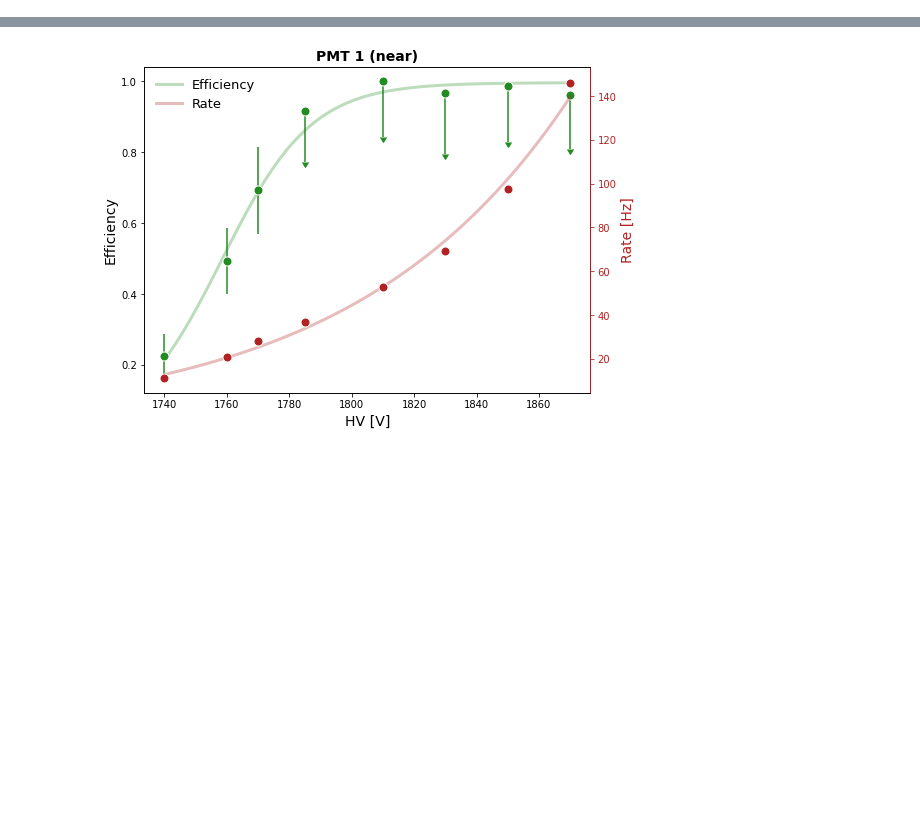
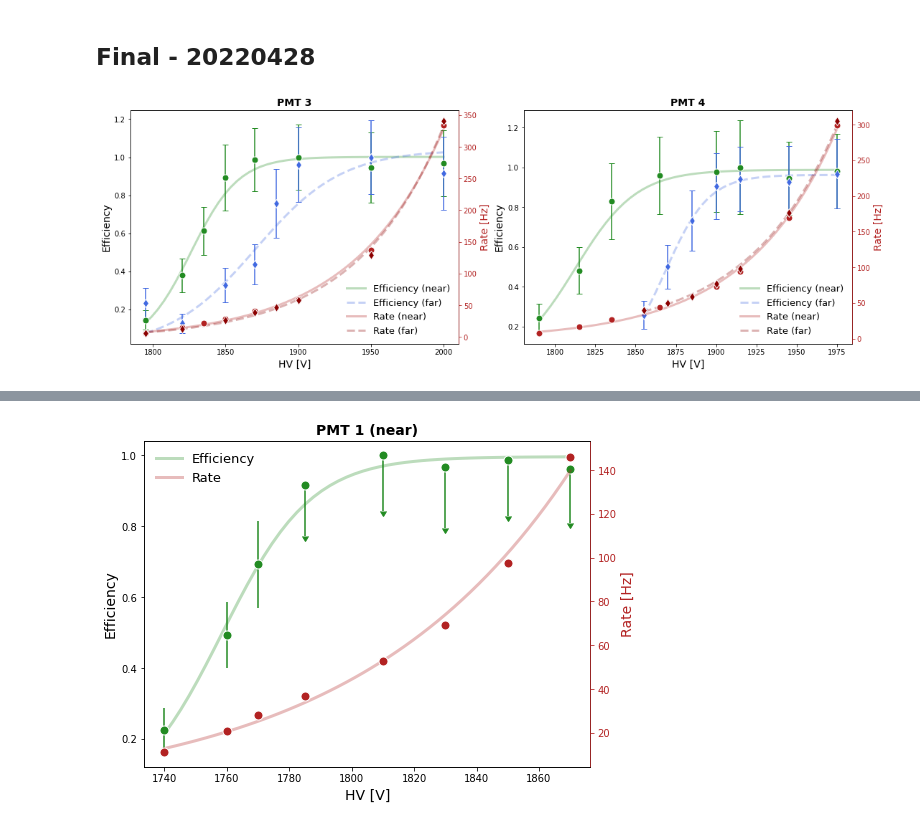
Before and after one commit to trRiccardo/MuonLifetime, a Jupyter notebook: data_PMT/analysis.ipynb, the cells around one changed output, grey strips where cells are left out. Drawn from its saved outputs; the diff is of its cells as text; code cells hidden in the pictures; blank space fills up the shorter version.

```diff
--- a/data_PMT/analysis.ipynb
+++ b/data_PMT/analysis.ipynb
@@ -110,7 +110,7 @@ def plot_efficiency_both(ax, filename_near, filename_far, title, save=True):
     domain = np.linspace(min(x_near), max(x_near), 50)
     ax.plot(domain, efficiency(domain, *pms_eff_near), color='forestgreen', label='Efficiency (near)', ls='-', alpha=0.3, lw=3)
     ax.errorbar(x_near, eff_near, yerr=s_eff_near, marker='o', mec='white', markersize=9,
-                color='forestgreen', linestyle='none')
+                color='forestgreen', linestyle='none', capsize=4)
 
     # rate near
     ax2 = ax.twinx()
@@ -120,14 +120,13 @@ def plot_efficiency_both(ax, filename_near, filename_far, title, save=True):
 
     # efficiency far
     domain = np.linspace(min(x_far), max(x_far), 50)
-    ax.plot(domain, efficiency(domain, *pms_eff_far), color='darkgreen', label='Efficiency (far)', ls='-', alpha=0.3, lw=3)
-    ax.errorbar(x_far, eff_far, yerr=s_eff_far, marker='o', mec='white', markersize=9,
-                color='darkgreen', linestyle='none')
+    ax.plot(domain, efficiency(domain, *pms_eff_far), color='royalblue', label='Efficiency (far)', ls='--', alpha=0.3, lw=3)
+    ax.errorbar(x_far, eff_far, yerr=s_eff_far, marker='d', mec='white', markersize=9,
+                color='royalblue', linestyle='none', capsize=4)
 
     # rate far
-    ax2 = ax.twinx()
-    ax2.plot(domain, rate_function(domain, *pms_rate_far), color='darkred', label='Rate (far)', ls='-', alpha=0.3, lw=3)
-    ax2.errorbar(x_far, rate_far, yerr=s_rate_far, marker='o', mec='white', markersize=9,
+    ax2.plot(domain, rate_function(domain, *pms_rate_far), color='darkred', label='Rate (far)', ls='--', alpha=0.3, lw=3)
+    ax2.errorbar(x_far, rate_far, yerr=s_rate_far, marker='d', mec='white', markersize=9,
                 color='darkred', linestyle='none')
 
     # labels
@@ -144,9 +143,25 @@ def plot_efficiency_both(ax, filename_near, filename_far, title, save=True):
     # legend
     lines, labels = ax.get_legend_handles_labels()
     lines2, labels2 = ax2.get_legend_handles_labels()
-    ax2.legend(lines + lines2, labels + labels2, loc=0, fontsize=13, frameon=False)
+    ax2.legend(lines + lines2, labels + labels2, loc="lower right", fontsize=13, frameon=False)
 
     # save
     if save:
         name, _ = os.path.splitext(filename_near)
         fig.savefig("plots/" + name + "_far.pdf")
+# %% [markdown]
+## Final - 20220428
+# %%
+# data
+titles = ["PMT 3", "PMT 4"]
+files = ["data_PMT3_near.dat", "data_PMT3_far.dat", "data_PMT4_near.dat", "data_PMT4_far.dat"]
+
+# plot
+fig, ax = plt.subplots(figsize=(18, 6), ncols=2)
+plot_efficiency_both(ax[0], files[0], files[1], titles[0], False)
+plot_efficiency_both(ax[1], files[2], files[3], titles[1], False)
+
+# save
+fig.savefig("plots/plot_both_20220428.png")
+# %% [output]
+[figure, added]
```
Also changed, not shown: parts of 10 cells of this notebook, 4 other files.
